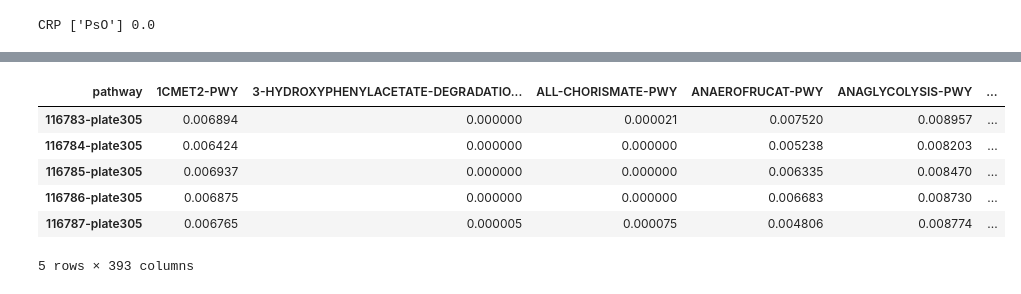
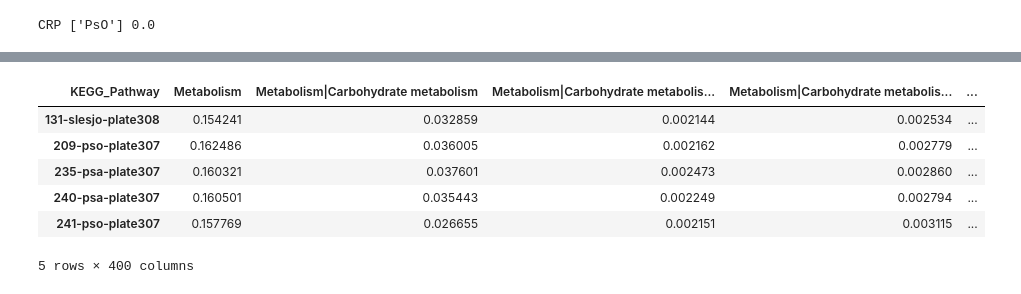
Before and after one commit to kbpi314/ampaim, a Jupyter notebook: code/AMPAIM_v10.ipynb, the cells around one changed output, grey strips where cells are left out. Saved outputs shown, nothing was run; the diff lists cells and outputs as text; code cells hidden in the pictures.

```diff
--- a/code/AMPAIM_v10.ipynb
+++ b/code/AMPAIM_v10.ipynb
@@ -1005,39 +1256,39 @@ Name: count, dtype: int64
 # PICRUST2
 # don't forget to uncompress path_abun_unstrat.tsv.gz
 # 393 columns/pathways represented here
-df_fxn = pd.read_csv(path + 'inputs/adamcantor22_Cross_Disease_Pilot_0/PiCRUSt2_0/picrust2_out/pathways_out/path_abun_unstrat.tsv', sep='\t', index_col=0).T
+df_fxn = pd.read_csv(path + 'outputs/jobs06/picrust2_out/KO_metagenome_out/pred_metagenome_unstrat_kegg.tsv', sep='\t', index_col=0).T
 KO_names = list(df_fxn.columns.values)
 
 # normalize by row total (per sample basis)
 df_fxn = df_fxn.div(df_fxn.sum(axis=1), axis=0)
 # df_fxn.to_csv(path + 'inputs/df_pathways.tsv', sep='\t')
 
 # new metadata for concatenation
 # df_meta_sample = df_meta.set_index('SampleID')
 
 # concatenate
 # df_pi = pd.concat([df_meta_sample, df_fxn], axis=1)
 # df_pi.head()
 
 #gene names; KO is just a placeholder
 # KO_names = [x for x in df_pi.columns.values if x[0] == 'K']
 # KO_names = [x for x in df_pi.columns.values if x[-3:] == 'PWY']
 
 # RA first
 # df_KO = df_pi[df_pi['Diagnosis'].isin(['healthy','RA'])]#'pso','psa'])]
 # df_KO = df_KO[KO_names + ['Diagnosis']]
 
 # subset
 # df_ra_KO = df_KO[df_KO['Diagnosis'].isin(['RA'])]#'pso','psa'])]
 # df_healthy_KO = df_KO[df_KO['Diagnosis'].isin(['healthy'])]
-
+df_fxn.to_csv(path + 'inputs/df_fxn.tsv', sep='\t', index_label='SampleID')
 
 df_fxn.head()
 # %% [output]
-| pathway | 1CMET2-PWY | 3-HYDROXYPHENYLACETATE-DEGRADATIO... | ALL-CHORISMATE-PWY | ANAEROFRUCAT-PWY | ANAGLYCOLYSIS-PWY | ... |
-| 116783-plate305 | 0.006894 | 0.000000 | 0.000021 | 0.007520 | 0.008957 | ... |
-| 116784-plate305 | 0.006424 | 0.000000 | 0.000000 | 0.005238 | 0.008203 | ... |
-| 116785-plate305 | 0.006937 | 0.000000 | 0.000000 | 0.006335 | 0.008470 | ... |
-| 116786-plate305 | 0.006875 | 0.000000 | 0.000000 | 0.006683 | 0.008730 | ... |
-| 116787-plate305 | 0.006765 | 0.000005 | 0.000075 | 0.004806 | 0.008774 | ... |
+| KEGG_Pathway | Metabolism | Metabolism|Carbohydrate metabolism | Metabolism|Carbohydrate metabolis... | Metabolism|Carbohydrate metabolis... | ... |
+| 131-slesjo-plate308 | 0.154241 | 0.032859 | 0.002144 | 0.002534 | ... |
+| 209-pso-plate307 | 0.162486 | 0.036005 | 0.002162 | 0.002779 | ... |
+| 235-psa-plate307 | 0.160321 | 0.037601 | 0.002473 | 0.002860 | ... |
+| 240-psa-plate307 | 0.160501 | 0.035443 | 0.002249 | 0.002794 | ... |
+| 241-pso-plate307 | 0.157769 | 0.026655 | 0.002151 | 0.003115 | ... |
-5 rows × 393 columns
+5 rows × 400 columns
```
Also changed, not shown: parts of 40 cells of this notebook.
